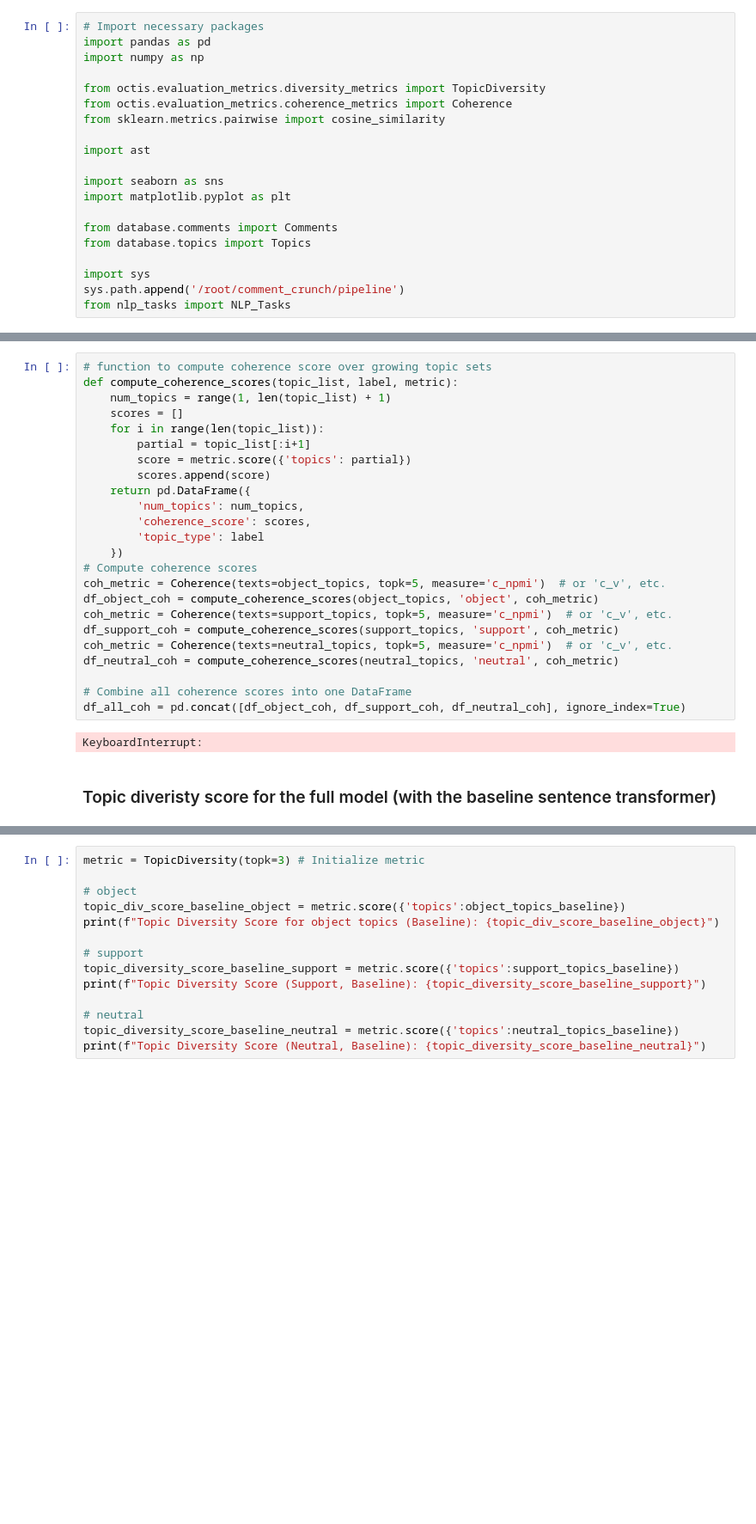
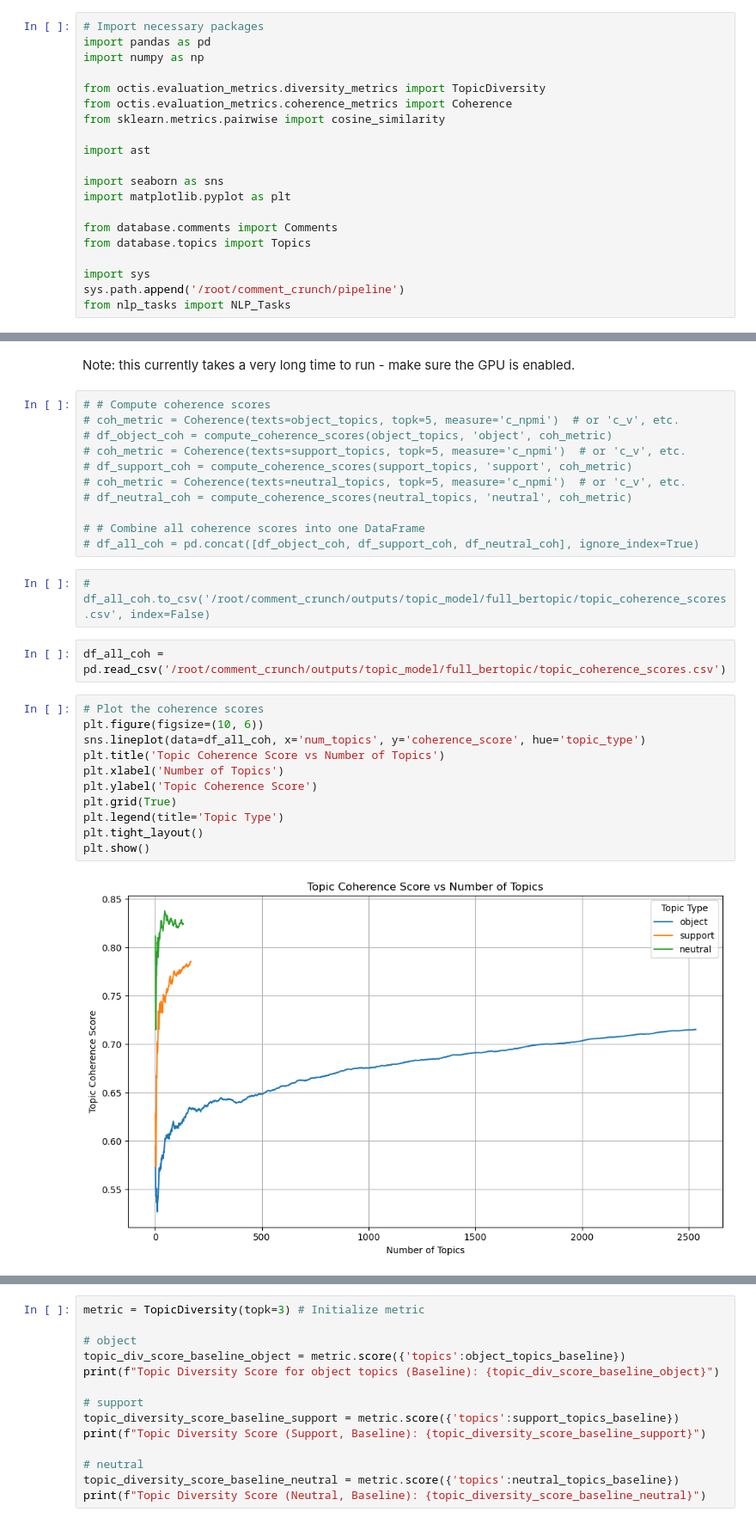
Before and after one commit to Bea-Taylor/nimby_nlp, a Jupyter notebook: nbs/1_0_8_topic_evaluation.ipynb, the cells around one changed output, grey strips where cells are left out. Shown at 86% size. Saved outputs shown, nothing was run; the diff lists cells and outputs as text; blank space fills up the shorter version.

```diff
--- a/nbs/1_0_8_topic_evaluation.ipynb
+++ b/nbs/1_0_8_topic_evaluation.ipynb
@@ -153,28 +172,30 @@ plt.show()
+# %% [markdown]
+Note: this currently takes a very long time to run - make sure the GPU is enabled.
 # %%
-# function to compute coherence score over growing topic sets
-def compute_coherence_scores(topic_list, label, metric):
-    num_topics = range(1, len(topic_list) + 1)
-    scores = []
-    for i in range(len(topic_list)):
-        partial = topic_list[:i+1]
-        score = metric.score({'topics': partial})
-        scores.append(score)
-    return pd.DataFrame({
-        'num_topics': num_topics,
-        'coherence_score': scores,
-        'topic_type': label
-    })
-# Compute coherence scores
-coh_metric = Coherence(texts=object_topics, topk=5, measure='c_npmi')  # or 'c_v', etc.
-df_object_coh = compute_coherence_scores(object_topics, 'object', coh_metric)
-coh_metric = Coherence(texts=support_topics, topk=5, measure='c_npmi')  # or 'c_v', etc.
-df_support_coh = compute_coherence_scores(support_topics, 'support', coh_metric)
-coh_metric = Coherence(texts=neutral_topics, topk=5, measure='c_npmi')  # or 'c_v', etc.
-df_neutral_coh = compute_coherence_scores(neutral_topics, 'neutral', coh_metric)
+# # Compute coherence scores
+# coh_metric = Coherence(texts=object_topics, topk=5, measure='c_npmi')  # or 'c_v', etc.
+# df_object_coh = compute_coherence_scores(object_topics, 'object', coh_metric)
+# coh_metric = Coherence(texts=support_topics, topk=5, measure='c_npmi')  # or 'c_v', etc.
+# df_support_coh = compute_coherence_scores(support_topics, 'support', coh_metric)
+# coh_metric = Coherence(texts=neutral_topics, topk=5, measure='c_npmi')  # or 'c_v', etc.
+# df_neutral_coh = compute_coherence_scores(neutral_topics, 'neutral', coh_metric)
 
-# Combine all coherence scores into one DataFrame
-df_all_coh = pd.concat([df_object_coh, df_support_coh, df_neutral_coh], ignore_index=True)
+# # Combine all coherence scores into one DataFrame
+# df_all_coh = pd.concat([df_object_coh, df_support_coh, df_neutral_coh], ignore_index=True)
-# %% [output]
-KeyboardInterrupt:
-# %% [markdown]
-### Topic diveristy score for the full model (with the baseline sentence transformer)
+# %%
+# df_all_coh.to_csv('/root/comment_crunch/outputs/topic_model/full_bertopic/topic_coherence_scores.csv', index=False)
+# %%
+df_all_coh = pd.read_csv('/root/comment_crunch/outputs/topic_model/full_bertopic/topic_coherence_scores.csv')
+# %%
+# Plot the coherence scores
+plt.figure(figsize=(10, 6))
+sns.lineplot(data=df_all_coh, x='num_topics', y='coherence_score', hue='topic_type')
+plt.title('Topic Coherence Score vs Number of Topics')
+plt.xlabel('Number of Topics')
+plt.ylabel('Topic Coherence Score')
+plt.grid(True)
+plt.legend(title='Topic Type')
+plt.tight_layout()
+plt.show()
+# %% [output]
+[figure, added]
```
Also changed, not shown: parts of 29 cells of this notebook, 1 other file.
